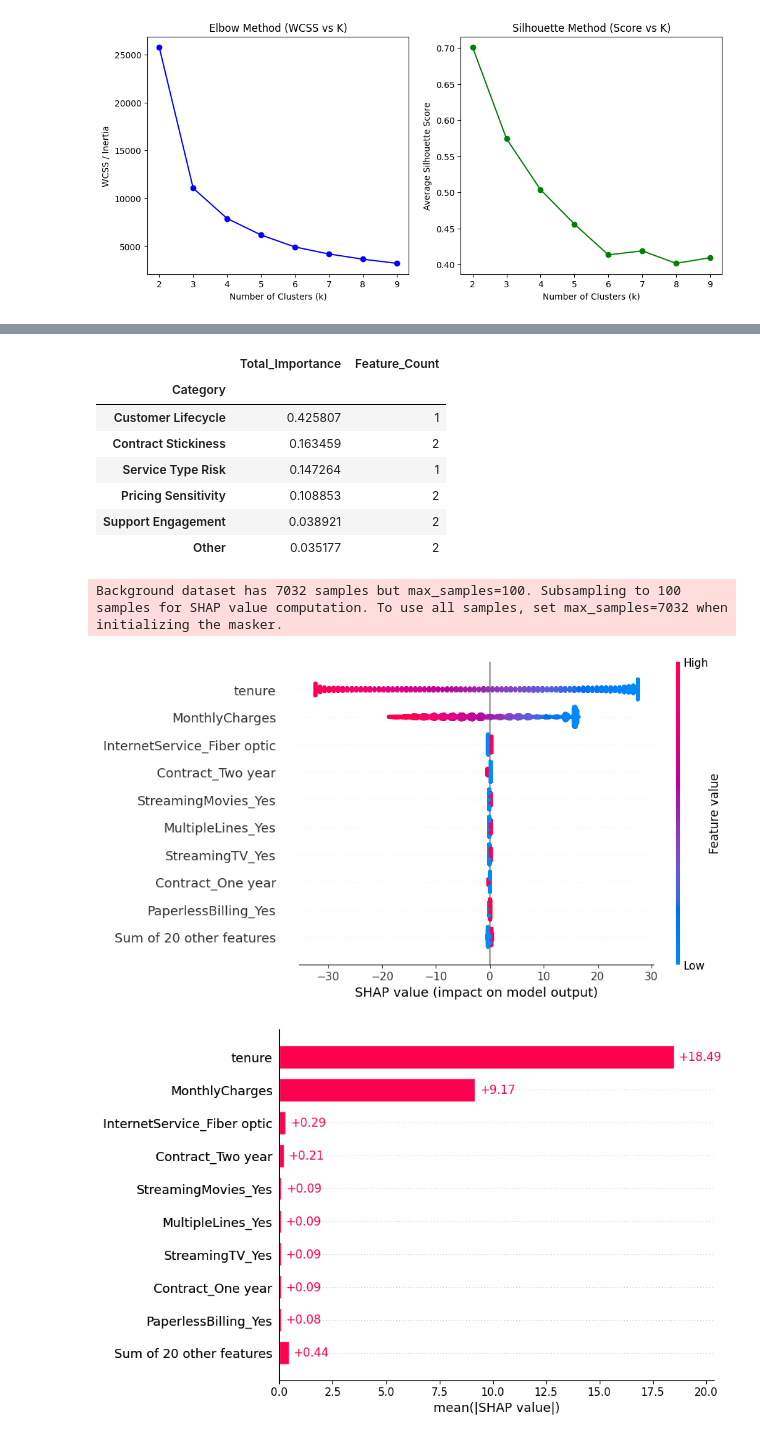
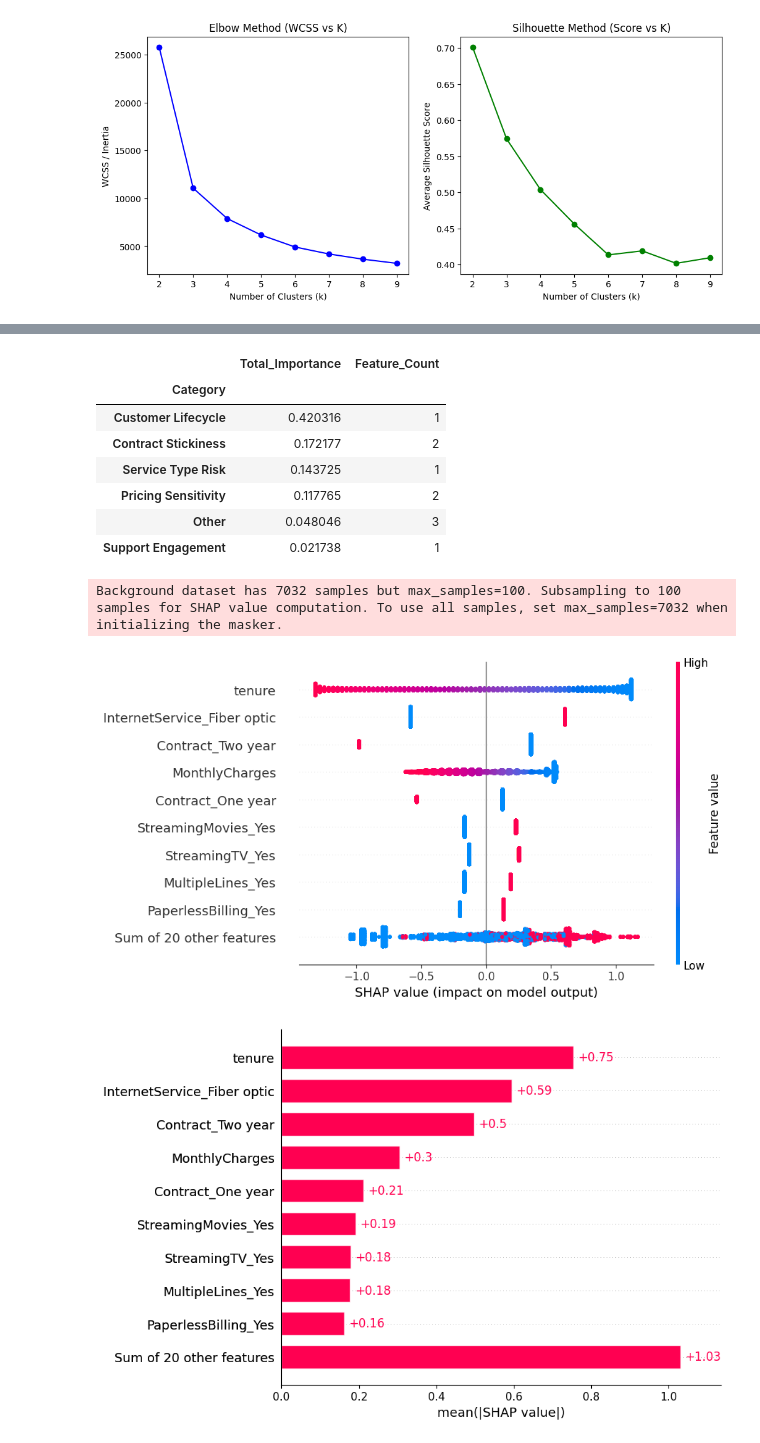
Before and after one commit to sam-volstad/churn_modeling, a Jupyter notebook: Retention.ipynb, the cells around one changed output, grey strips where cells are left out. Cells and saved outputs as stored; diff of their text form; code cells hidden in the pictures.

Commit message:
Finalize churn modeling project and add reproducible Docker workflow

```diff
--- a/Retention.ipynb
+++ b/Retention.ipynb
@@ -409,8 +447,8 @@ def build_models(X, y, models, gen_plot=False):
         )
 
         perm_importance = pd.Series(
-            pi.importances_mean,
-            index=X.columns
+        pi["importances_mean"],
+        index=X.columns
         ).sort_values(ascending=False)
 
         feature_importances[model_name] = perm_importance
@@ -524,7 +563,9 @@ models = [
             max_depth=6,
             learning_rate=0.05,
             n_estimators=300,
-            scale_pos_weight=0.74
+            scale_pos_weight=(y == 0).sum() / (y == 1).sum(),
+            random_state=123,
+            eval_metric="logloss"
         ))
     ]))
 ]
@@ -547,10 +588,16 @@ display_results = (model_results
     .style
     .format("{:.3f}", subset=["accuracy","precision","recall","f1","auc","auc_std","ap_score"])
     .highlight_max(
-        subset=["accuracy","precision","recall","f1","auc","auc_std","ap_score"],
+        subset=["accuracy","precision","recall","f1","auc","ap_score"],
         axis=0,
         color='blue'
         )
+    .highlight_min(
+        subset=["auc_std"],
+        axis=0,
+        color='blue'
+    )
+
 )
 
 display(display_results)
@@ -633,12 +680,14 @@ feature_names = x_raw.columns.tolist()
 x_shap = x_raw.astype(float)
 x_scaled = scaler.transform(x_shap)
 
-# explainer = shap.LinearExplainer(lr_model, x_scaled)
+explainer = shap.LinearExplainer(
+    lr_model,
+    x_scaled,
+    feature_names=feature_names
+)
 
-explainer = shap.Explainer(lr_model, x_shap)
-shap_values = explainer(x_shap)
+shap_values = explainer(x_scaled)
 
-shap_values.feature_names = feature_names
 
 shap.plots.beeswarm(shap_values)
 
@@ -658,11 +707,11 @@ shap.plots.bar(shap_values)
 |  | Total_Importance | Feature_Count |
 | Category |  |  |
-| Customer Lifecycle | 0.425807 | 1 |
-| Contract Stickiness | 0.163459 | 2 |
-| Service Type Risk | 0.147264 | 1 |
-| Pricing Sensitivity | 0.108853 | 2 |
-| Support Engagement | 0.038921 | 2 |
-| Other | 0.035177 | 2 |
+| Customer Lifecycle | 0.420316 | 1 |
+| Contract Stickiness | 0.172177 | 2 |
+| Service Type Risk | 0.143725 | 1 |
+| Pricing Sensitivity | 0.117765 | 2 |
+| Other | 0.048046 | 3 |
+| Support Engagement | 0.021738 | 1 |
 Background dataset has 7032 samples but max_samples=100. Subsampling to 100 samples for SHAP value computation. To use all samples, set max_samples=7032 when initializing the masker.
-[figure, old version]
+[figure, new version]
-[figure, old version]
+[figure, new version]
```
Also changed, not shown: parts of 11 cells of this notebook, 30 other files.
